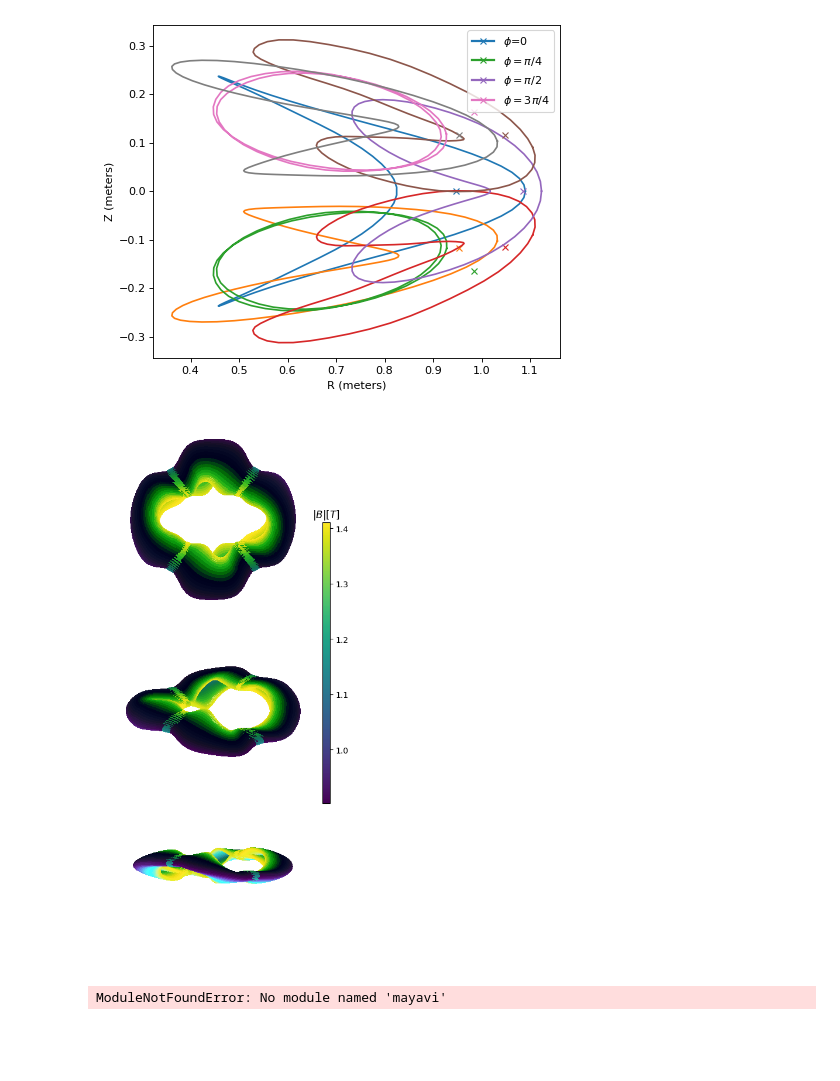
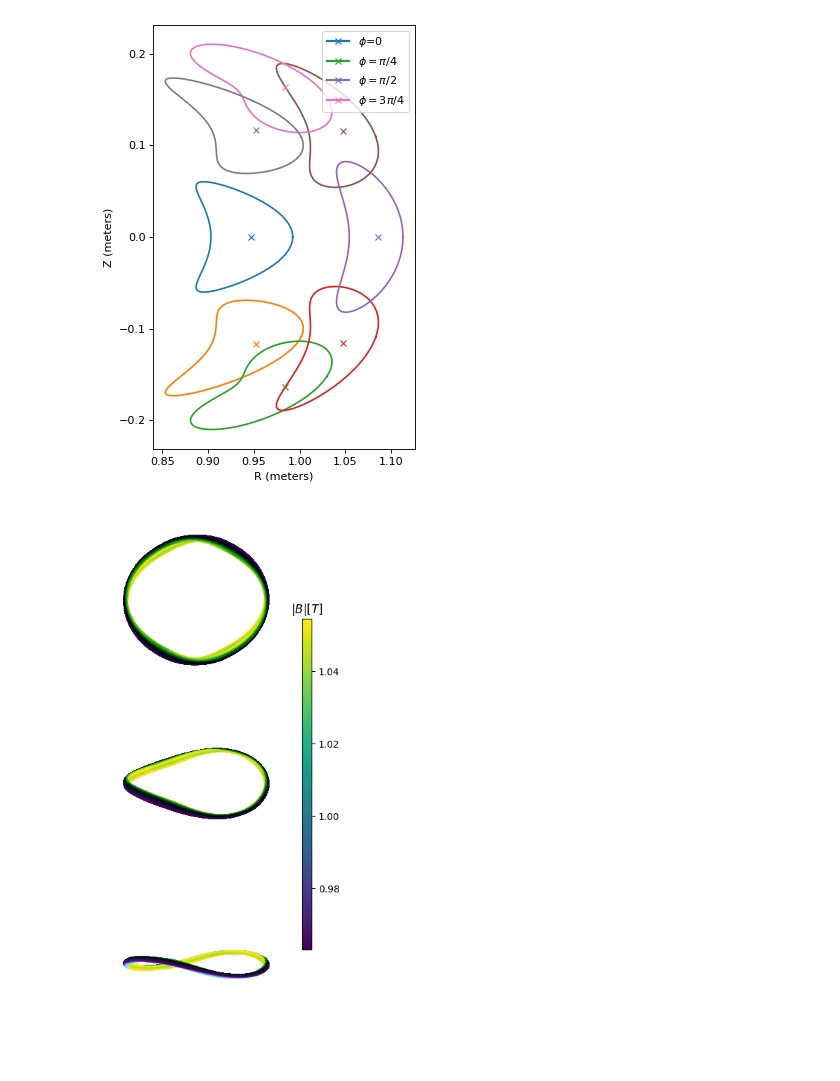
Before and after one commit to rogeriojorge/qsc-ML, a Jupyter notebook: use_nn_qsc.ipynb, the cells around one changed output. Saved outputs shown, nothing was run; the diff lists cells and outputs as text; code cells hidden in the pictures; blank space fills up the shorter version.

```diff
--- a/use_nn_qsc.ipynb
+++ b/use_nn_qsc.ipynb
@@ -23,11 +23,12 @@ def make_prediction(model, scaler, input_data):
     input_data = np.array(input_data)
     input_data_scaled = scaler.transform(input_data.reshape(1, -1))
     prediction = model.predict(input_data_scaled)
+    prediction = scaler_y.inverse_transform(prediction)[0]
     return prediction
 # %%
 ## y = [0.3/iota, 0.06/r_singularity, elongation/8, 0.6/L_grad_B, 0.6/L_grad_grad_B, 0.3/min_R0]
 # input_Y_data = [0.8965593422632465,0.2790316639917813,0.32832412510417563,0.5318013138126698,0.9097876088134079,1.6467156689650049,0.3360122536615774]
 input_Y_data = [0.8,0.3,0.3,0.5,0.9,1.6,0.3]
-prediction_scaled = make_prediction(model, scaler_x, input_Y_data)
-prediction = scaler_y.inverse_transform(prediction_scaled)[0]
+prediction = make_prediction(model, scaler_x, input_Y_data)
+prediction
 # %% [output]
@@ -65,10 +71,6 @@ print(f'  predicted_r_singularity = {stel.r_singularity:.3e}')
   predicted_r_singularity = 1.032e-01
 # %%
-stel.plot_boundary(r=0.15)#stel.r_singularity)
+stel.plot_boundary(r=0.05)
 # %% [output]
-[figure, old version]
+[figure, new version]
-[figure, old version]
+[figure, new version]
-# %%
-stel.plot_axis()
-# %% [output]
-ModuleNotFoundError: No module named 'mayavi'
```
Also changed, not shown: parts of 2 cells of this notebook.
